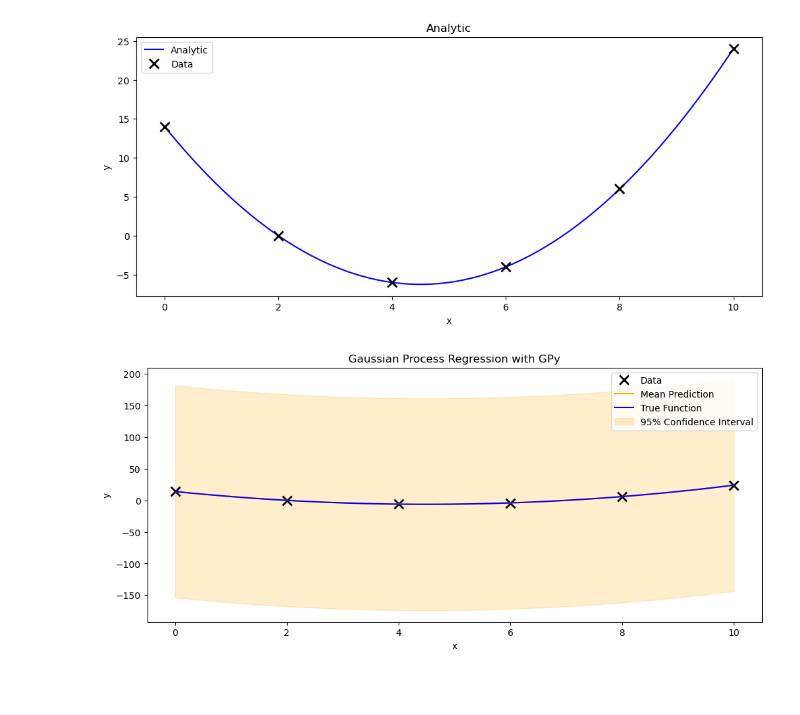
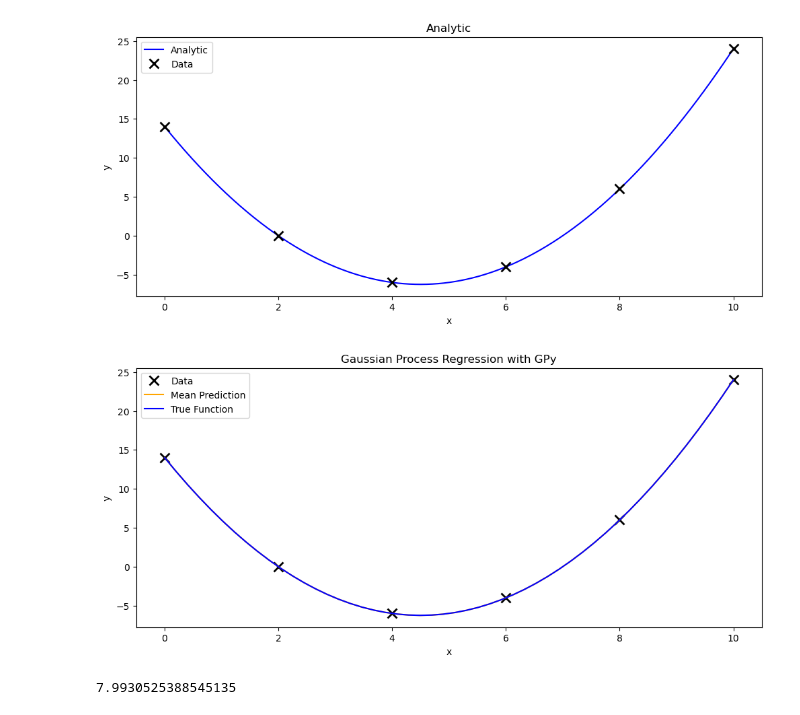
Before and after one commit to ZhifeiYL/UQ-Notebook, a Jupyter notebook: surrogate/GPR/case_studies/pce_c1a.ipynb, the cells around one changed output. Drawn from its saved outputs; the diff is of its cells as text; code cells hidden in the pictures; blank space fills up the shorter version.

```diff
--- a/surrogate/GPR/case_studies/pce_c1a.ipynb
+++ b/surrogate/GPR/case_studies/pce_c1a.ipynb
@@ -55,11 +55,11 @@ plt.show()
 import chaospy as cp
 
 # Define the range of the input
-# q_pce = cp.Uniform(0, 10)
-q_pce = cp.Normal(0, 10)
+q_pce = cp.Uniform(0, 10)
+# q_pce = cp.Normal(0, 10)
 
 # Create an orthogonal polynomial basis
-degree = 5  # Degree of the polynomial
+degree = 4  # Degree of the polynomial
 polynomials_pce = cp.orth_ttr(degree, q_pce)
 
 # Fit the PCE model to the data
@@ -67,25 +67,28 @@ pce_model_cp = cp.fit_regression(polynomials_pce, X_train, Y_train)
 # %%
 # Predict at new data points
 X_new = np.linspace(0, 10, 50).reshape(-1, 1)  # Test inputs
-c = pce_model_cp(X_new)
 
 y_pred_pce = pce_model_cp(X_new)
 y_std_pce = np.sqrt(cp.Var(pce_model_cp, q_pce))
+Y_var = cp.E((pce_model_cp - cp.E(pce_model_cp, q_pce))**2, q_pce)
 
 Y_true = np.array([f_true(xn) for xn in X_new])
 
 # Plotting
 plt.figure(figsize=(12, 5))
 plt.plot(X_train, Y_train, 'kx', markersize=10, markeredgewidth=2, label="Data")
 
 plt.plot(X_new, y_pred_pce, label='Mean Prediction', color='orange')
 plt.plot(X_new, Y_true, label="True Function", color="blue")
-plt.fill_between(X_new.flatten(), (y_pred_pce - y_std_pce).flatten(), (y_pred_pce + y_std_pce).flatten(), color='orange',
-                 alpha=0.2, label='95% Confidence Interval')
+
 plt.title(f"Gaussian Process Regression with GPy")
 plt.xlabel('x')
 plt.ylabel('y')
 plt.legend()
 plt.show()
 # %% [output]
-[figure, old version]
+[figure, new version]
+# %%
+y_std_pce
+# %% [output]
+7.9930525388545135
```
